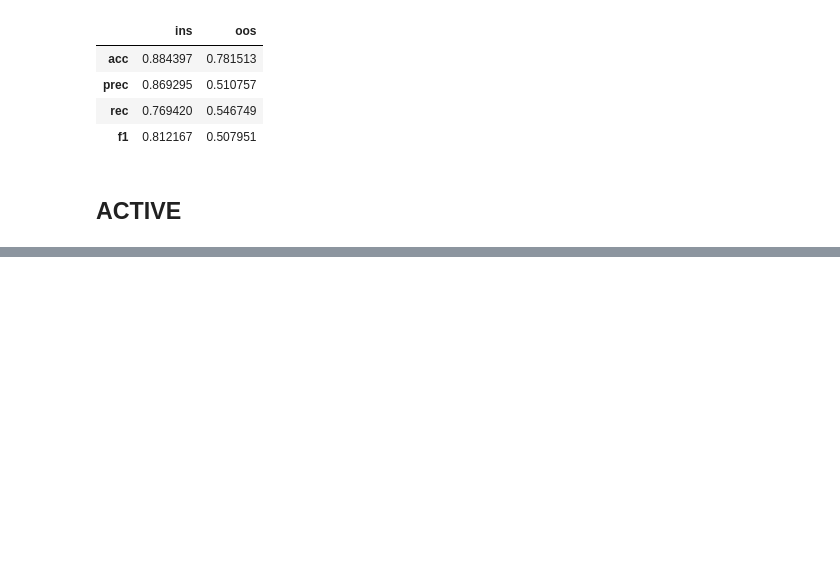
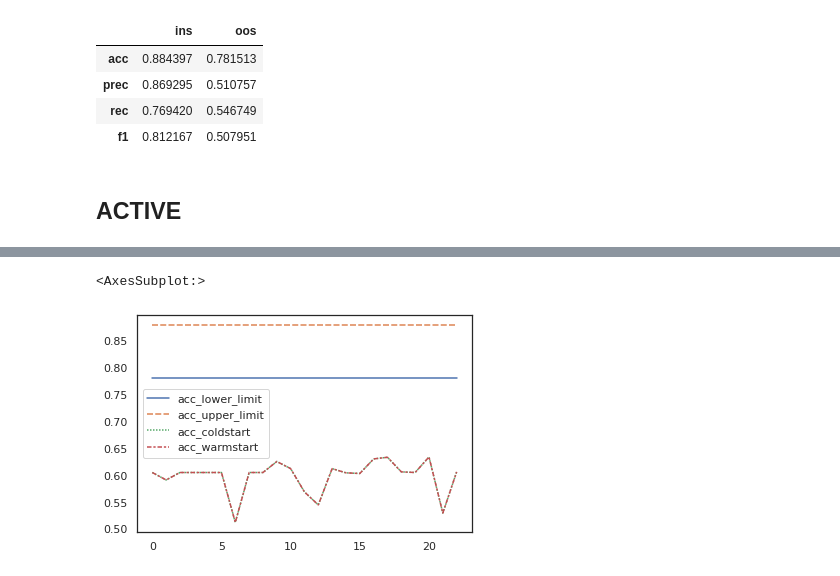
Before and after one commit to slds-lmu/wildlife-experiments, a Jupyter notebook: results.ipynb, the cells around one changed output, grey strips where cells are left out. Saved outputs shown, nothing was run; the diff lists cells and outputs as text; code cells hidden in the pictures; blank space fills up the shorter version.

```diff
--- a/results.ipynb
+++ b/results.ipynb
@@ -396,0 +512,21 @@ eval_al_warmstart = load_pickle(
+# %%
+al_perf_acc = {
+    'acc_lower_limit': [report_lower_perf_limit_dict['accuracy'] for _ in range(len(acc_coldstart))],
+    'acc_upper_limit': [report_upper_perf_limit_dict['accuracy'] for _ in range(len(acc_coldstart))],
+    'acc_coldstart': acc_coldstart,
+    'acc_warmstart': acc_warmstart
+}
+al_perf_acc_pd = pd.DataFrame(al_perf_acc)
+al_perf_rec = {
+    'rec_lower_limit': [report_lower_perf_limit_dict['weighted avg']['recall'] for _ in range(len(acc_coldstart))],
+    'rec_upper_limit': [report_upper_perf_limit_dict['weighted avg']['recall'] for _ in range(len(acc_coldstart))],
+    'rec_coldstart': rec_coldstart,
+    'rec_warmstart': rec_warmstart
+}
+al_perf_acc_pd = pd.DataFrame(al_perf_acc)
+al_perf_rec_pd = pd.DataFrame(al_perf_rec)
+# %%
+sns.lineplot(data=al_perf_acc)
+# %% [output]
+<AxesSubplot:>
+[figure, added]
```
Also changed, not shown: parts of 12 cells of this notebook, 1 other file.
